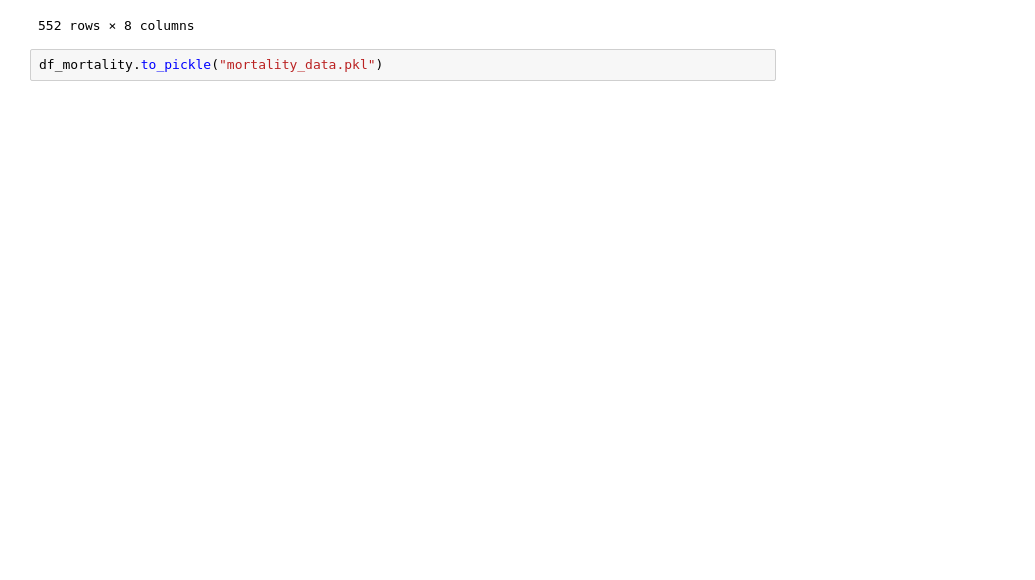
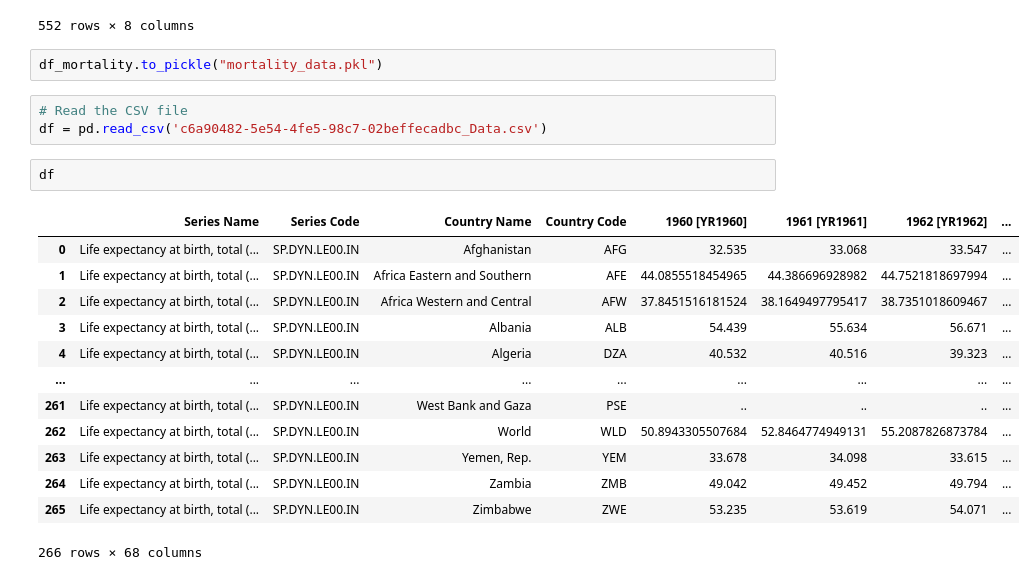
Before and after one commit to jimiok/infoviz, a Jupyter notebook: analysis.ipynb, the cells around one changed output. Saved outputs shown, nothing was run; the diff lists cells and outputs as text; blank space fills up the shorter version.

Commit message:
Fixed maps, more data

```diff
--- a/analysis.ipynb
+++ b/analysis.ipynb
@@ -195,3 +195,22 @@ df_mortality.drop(["IND_ID", "IND_CODE", "IND_UUID", "IND_PER_CODE", "DIM_PUBLIS
 552 rows × 8 columns
 # %%
 df_mortality.to_pickle("mortality_data.pkl")
+# %%
+# Read the CSV file
+df = pd.read_csv('c6a90482-5e54-4fe5-98c7-02beffecadbc_Data.csv')
+# %%
+df
+# %% [output]
+|  | Series Name | Series Code | Country Name | Country Code | 1960 [YR1960] | 1961 [YR1961] | 1962 [YR1962] | ... |
+| 0 | Life expectancy at birth, total (... | SP.DYN.LE00.IN | Afghanistan | AFG | 32.535 | 33.068 | 33.547 | ... |
+| 1 | Life expectancy at birth, total (... | SP.DYN.LE00.IN | Africa Eastern and Southern | AFE | 44.0855518454965 | 44.386696928982 | 44.7521818697994 | ... |
+| 2 | Life expectancy at birth, total (... | SP.DYN.LE00.IN | Africa Western and Central | AFW | 37.8451516181524 | 38.1649497795417 | 38.7351018609467 | ... |
+| 3 | Life expectancy at birth, total (... | SP.DYN.LE00.IN | Albania | ALB | 54.439 | 55.634 | 56.671 | ... |
+| 4 | Life expectancy at birth, total (... | SP.DYN.LE00.IN | Algeria | DZA | 40.532 | 40.516 | 39.323 | ... |
+| ... | ... | ... | ... | ... | ... | ... | ... | ... |
+| 261 | Life expectancy at birth, total (... | SP.DYN.LE00.IN | West Bank and Gaza | PSE | .. | .. | .. | ... |
+| 262 | Life expectancy at birth, total (... | SP.DYN.LE00.IN | World | WLD | 50.8943305507684 | 52.8464774949131 | 55.2087826873784 | ... |
+| 263 | Life expectancy at birth, total (... | SP.DYN.LE00.IN | Yemen, Rep. | YEM | 33.678 | 34.098 | 33.615 | ... |
+| 264 | Life expectancy at birth, total (... | SP.DYN.LE00.IN | Zambia | ZMB | 49.042 | 49.452 | 49.794 | ... |
+| 265 | Life expectancy at birth, total (... | SP.DYN.LE00.IN | Zimbabwe | ZWE | 53.235 | 53.619 | 54.071 | ... |
+266 rows × 68 columns
```
Also changed, not shown: parts of 5 cells of this notebook, 4 other files.
